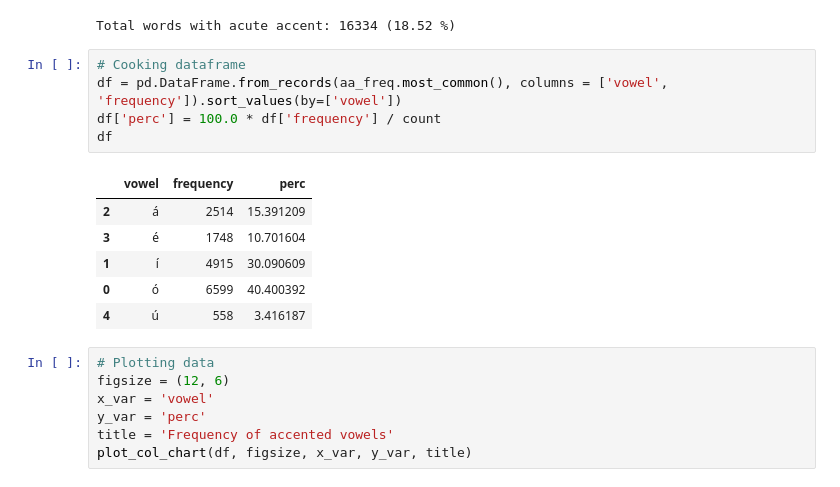
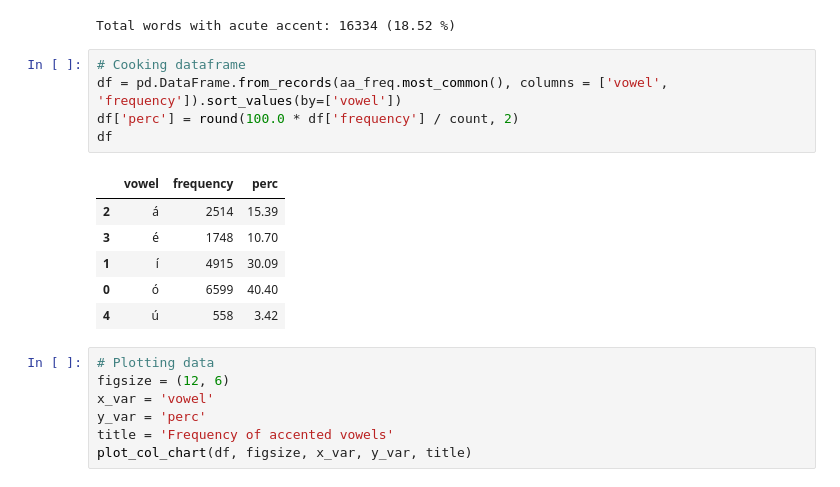
Before and after one commit to ansegura7/DSL_Analysis, a Jupyter notebook: code/dsl_text_analysis.ipynb, the cells around one changed output. Saved outputs shown, nothing was run; the diff lists cells and outputs as text.

```diff
--- a/code/dsl_text_analysis.ipynb
+++ b/code/dsl_text_analysis.ipynb
@@ -132,15 +133,15 @@ Total words with acute accent: 16334 (18.52 %)
 # %%
 # Cooking dataframe
 df = pd.DataFrame.from_records(aa_freq.most_common(), columns = ['vowel', 'frequency']).sort_values(by=['vowel'])
-df['perc'] = 100.0 * df['frequency'] / count
+df['perc'] = round(100.0 * df['frequency'] / count, 2)
 df
 # %% [output]
 |  | vowel | frequency | perc |
-| 2 | á | 2514 | 15.391209 |
-| 3 | é | 1748 | 10.701604 |
-| 1 | í | 4915 | 30.090609 |
-| 0 | ó | 6599 | 40.400392 |
-| 4 | ú | 558 | 3.416187 |
+| 2 | á | 2514 | 15.39 |
+| 3 | é | 1748 | 10.70 |
+| 1 | í | 4915 | 30.09 |
+| 0 | ó | 6599 | 40.40 |
+| 4 | ú | 558 | 3.42 |
 # %%
 # Plotting data
 figsize = (12, 6)
```
Also changed, not shown: parts of 1 cell of this notebook, 2 other files.
